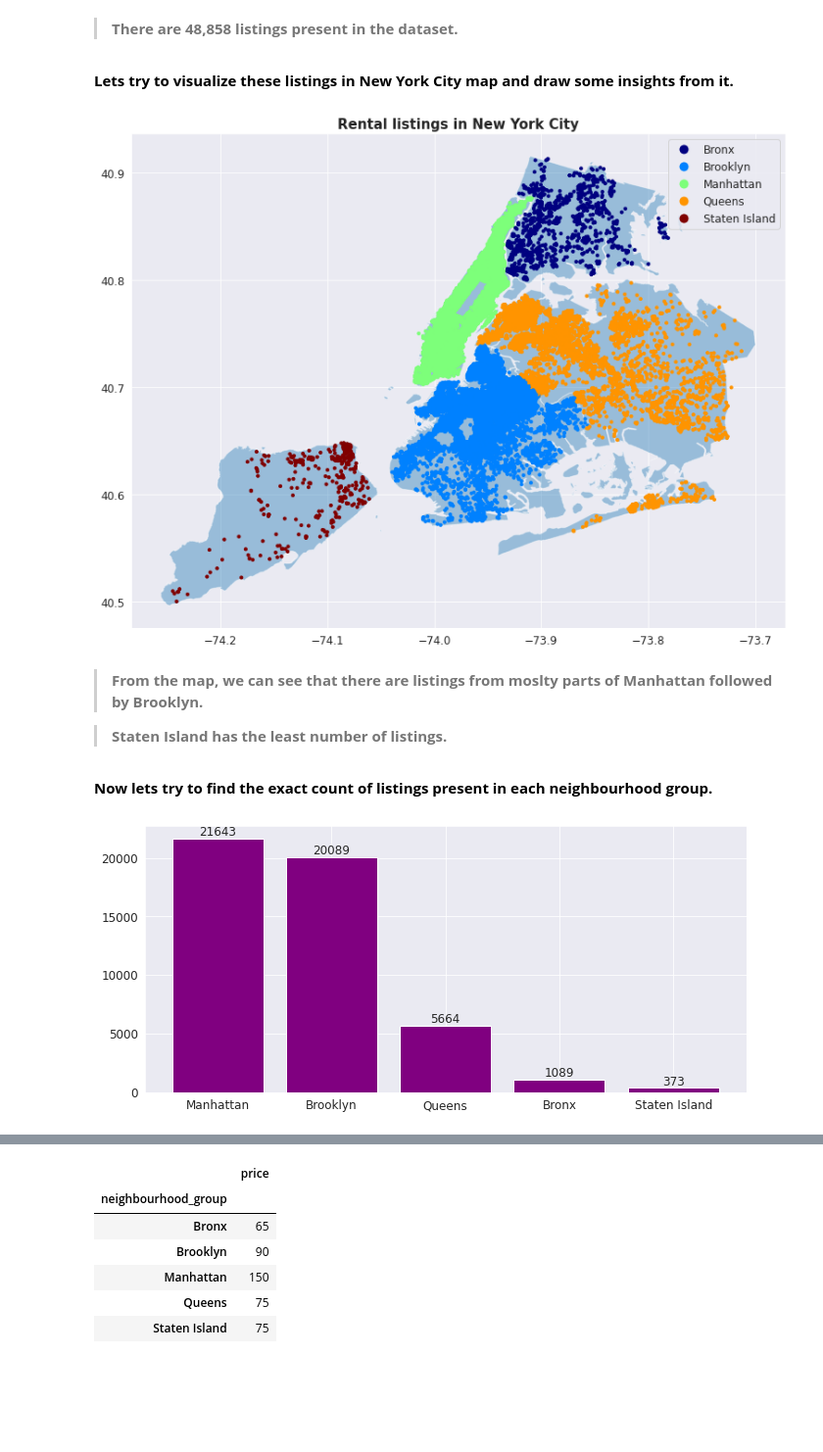
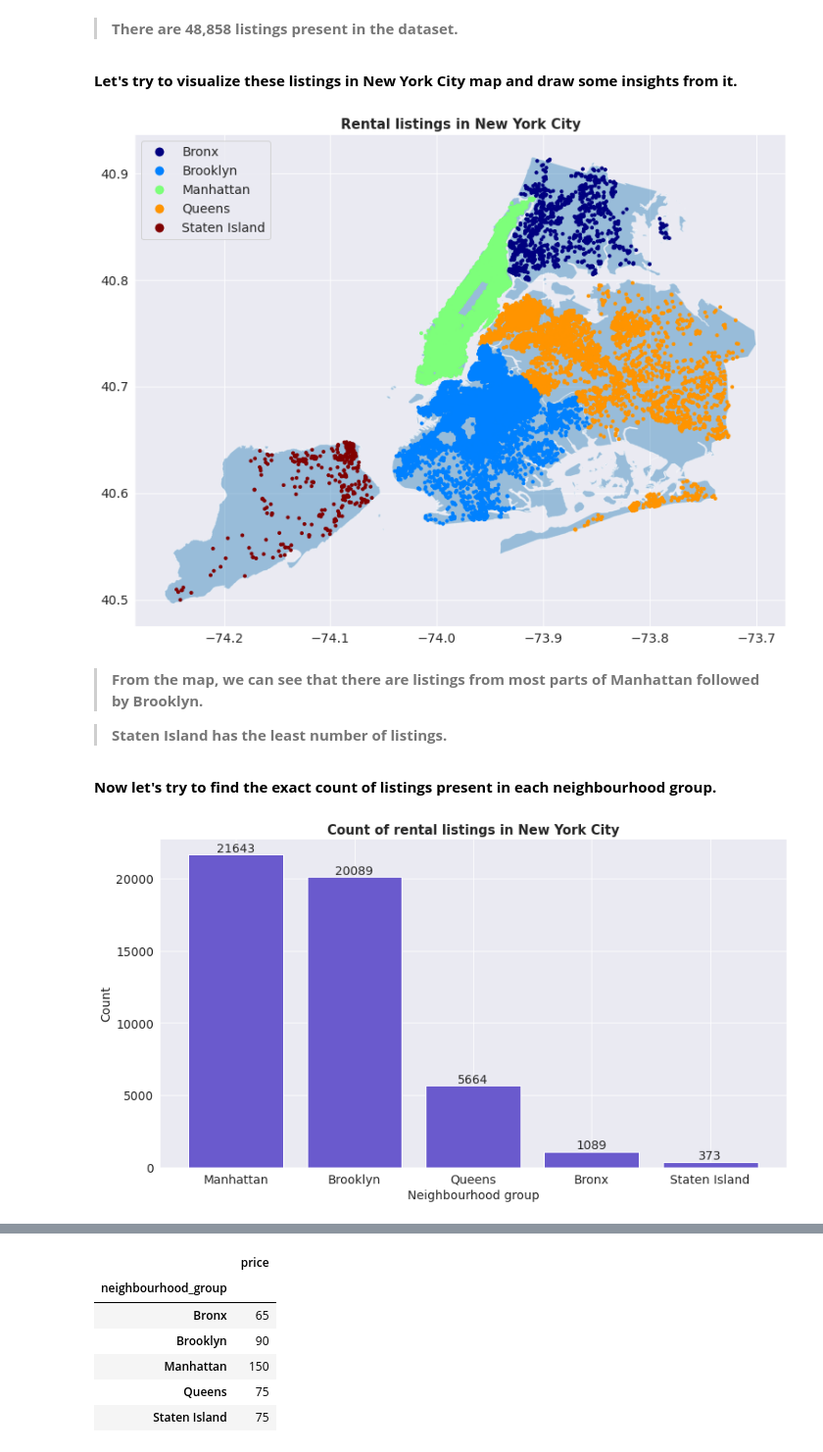
Before and after one commit to RupeshSharma14/Airbnb-Bookings-Analysis, a Jupyter notebook: Airbnb_Bookings_Analysis_Capstone_Project.ipynb, the cells around one changed output, grey strips where cells are left out. Shown at 98% size. Saved outputs shown, nothing was run; the diff lists cells and outputs as text; code cells hidden in the pictures; blank space fills up the shorter version.

```diff
--- a/Airbnb_Bookings_Analysis_Capstone_Project.ipynb
+++ b/Airbnb_Bookings_Analysis_Capstone_Project.ipynb
@@ -131,11 +116,22 @@ reviews_per_month    10052
 last_review          10052
 dtype: int64
 # %%
-# Handling the Nan values
+# Handling the NULL values in "name", "host_name" and "reviews_per_month" columns
 
 airbnb_df.dropna(subset = ["name", "host_name"], inplace = True)        # Dropping the rows having NULL values in "name", "host_name" column
 
 airbnb_df["reviews_per_month"].fillna(0.0, inplace = True)              # Filling NULL values of "reviews_per_month" with 0.0
-
-airbnb_df.drop(labels = "last_review", axis = 1, inplace = True)        # Dropping "last_review" column
+# %%
+# Converting the data type of "last_review" column to datetime object
+
+airbnb_df["last_review"] = airbnb_df["last_review"].astype("datetime64")
+# %%
+# Extracting year and month from the "last_review" column
+
+airbnb_df["last_review_month"] = airbnb_df["last_review"].apply(lambda row: row.month)
+airbnb_df["last_review_year"] = airbnb_df["last_review"].apply(lambda row: row.year)
+# %%
+# Dropping "last_review", "reviews_per_month" column
+
+airbnb_df.drop(labels = ["last_review", "reviews_per_month"], axis = 1, inplace = True)
 # %%
@@ -195,17 +194,12 @@ num_listings
 # %% [markdown]
 > **There are 48,858 listings present in the dataset.**
 # %% [markdown]
-**Lets try to visualize these listings in New York City map and draw some insights from it.**
+**Let's try to visualize these listings in New York City map and draw some insights from it.**
 # %%
-import geopandas as gpd
-from shapely.geometry import Point, Polygon
-
-
-gdp_path_r ="/content/drive/MyDrive/EDA - Capstone Project/Borough Boundaries/geo_export_0c550535-4d21-4555-aa94-73550209bb00.shp"
-gdp_path_n = "/content/drive/MyDrive/DATA_FILES/geopandas_file+/geo_export_0c550535-4d21-4555-aa94-73550209bb00.shp"
+gdp_path ="/content/drive/MyDrive/Airbnb Bookings Analysis/Borough Boundaries/geo_export_0c550535-4d21-4555-aa94-73550209bb00.shp"
 
 # loading the New York city map
-street_map = gpd.read_file(gdp_path_r)
+street_map = gpd.read_file(gdp_path)
 
 # Zip x and y coordinates
 geometry = [Point(xy) for xy in zip(airbnb_df["longitude"], airbnb_df["latitude"])]
@@ -225,26 +219,30 @@ plt.title("Rental listings in New York City", fontsize = 15, fontweight = "bold"
 
 plt.show()
 # %% [output]
-[figure, old version]
+[figure, new version]
 # %% [markdown]
 
 
-> **From the map, we can see that there are listings from moslty parts of Manhattan followed by Brooklyn.**
+> **From the map, we can see that there are listings from most parts of Manhattan followed by Brooklyn.**
 
 
 > **Staten Island has the least number of listings.**
 # %% [markdown]
-**Now lets try to find the exact count of listings present in each neighbourhood group.**
+**Now let's try to find the exact count of listings present in each neighbourhood group.**
 # %%
 # Number of listings present in each neighbourhood_group
 
-num_listings_neighbourhood_group = airbnb_df["neighbourhood_group"].value_counts()
-neighbourhood_grp_barplot = plt.bar(x = num_listings_neighbourhood_group.index, height = num_listings_neighbourhood_group.values, color = "purple")
-plt.bar_label(neighbourhood_grp_barplot)
+nbhd_grp_count = airbnb_df["neighbourhood_group"].value_counts()
+nbhd_grp_count_plot = plt.bar(x = nbhd_grp_count.index, height = nbhd_grp_count.values, color = "slateblue")
+plt.bar_label(nbhd_grp_count_plot)
+
+plt.xlabel("Neighbourhood group")
+plt.ylabel("Count")
+plt.title("Count of rental listings in New York City", fontsize = 15, fontweight = "bold")
 
 plt.show()
 # %% [output]
-[figure, old version]
+[figure, new version]
 # %% [markdown]
 
 
```
Also changed, not shown: parts of 66 cells of this notebook.
